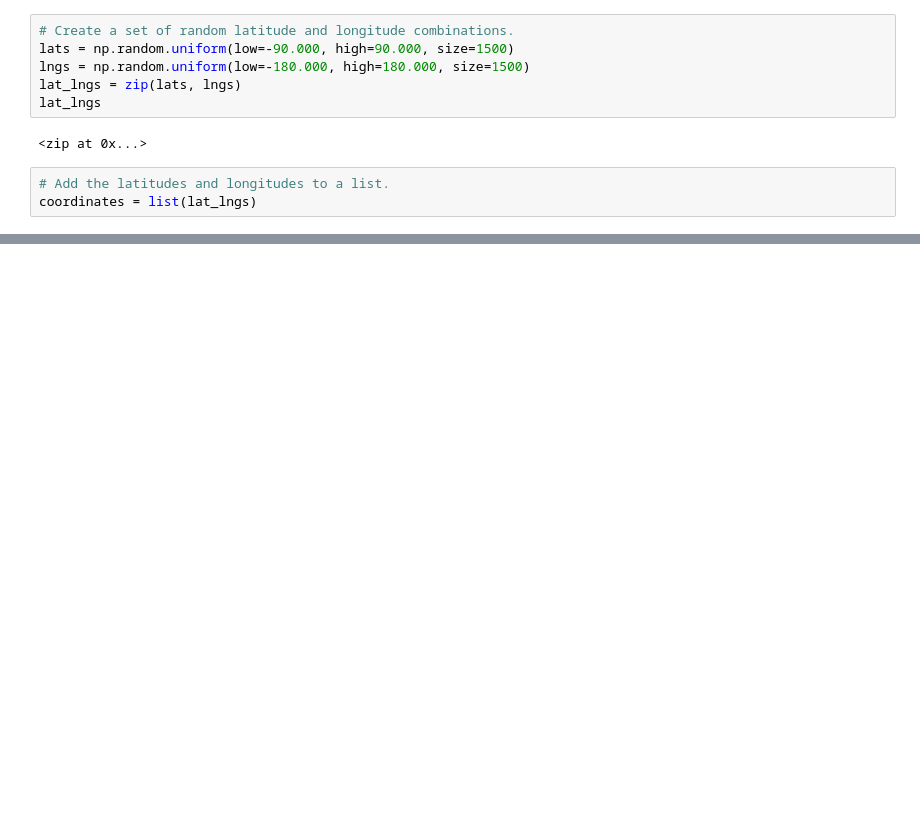
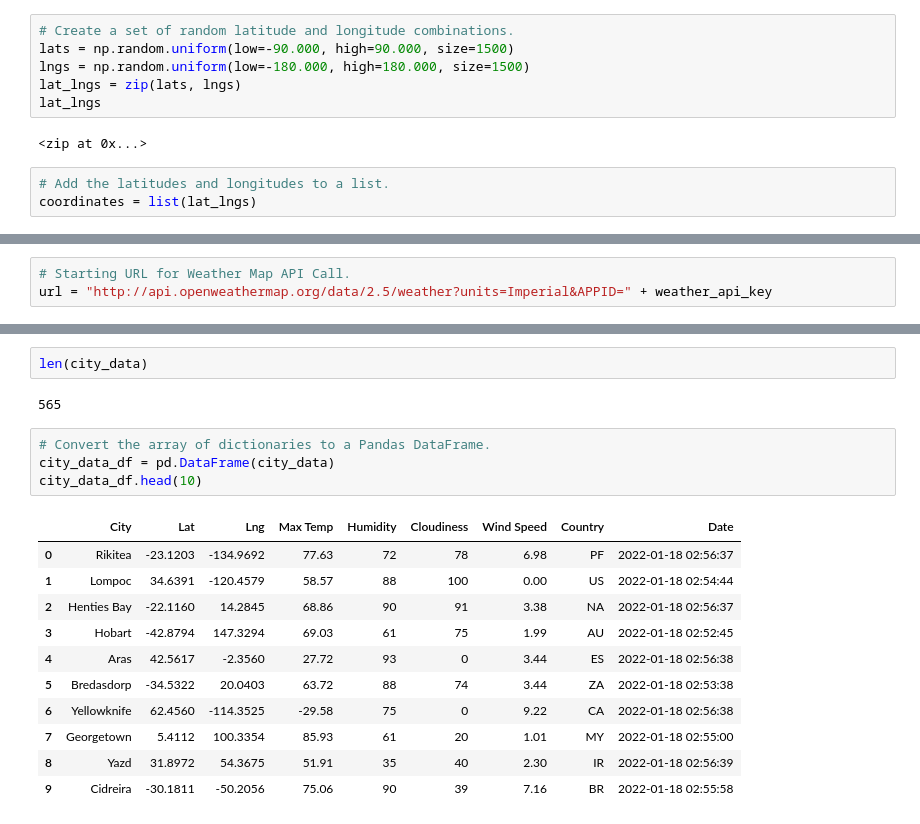
Before and after one commit to Copperminer02/World_Weather_Analysis, a Jupyter notebook: WeatherPy.ipynb, the cells around one changed output, grey strips where cells are left out. Drawn from its saved outputs; the diff is of its cells as text; blank space fills up the shorter version.

Commit message:
updated git ignore and added weather data

```diff
--- a/WeatherPy.ipynb
+++ b/WeatherPy.ipynb
@@ -31,0 +40,3 @@ len(cities)
+# %%
+# Starting URL for Weather Map API Call.
+url = "http://api.openweathermap.org/data/2.5/weather?units=Imperial&APPID=" + weather_api_key
@@ -31,0 +123,20 @@ len(cities)
+# %%
+len(city_data)
+# %% [output]
+565
+# %%
+# Convert the array of dictionaries to a Pandas DataFrame.
+city_data_df = pd.DataFrame(city_data)
+city_data_df.head(10)
+# %% [output]
+|  | City | Lat | Lng | Max Temp | Humidity | Cloudiness | Wind Speed | Country | Date |
+| 0 | Rikitea | -23.1203 | -134.9692 | 77.63 | 72 | 78 | 6.98 | PF | 2022-01-18 02:56:37 |
+| 1 | Lompoc | 34.6391 | -120.4579 | 58.57 | 88 | 100 | 0.00 | US | 2022-01-18 02:54:44 |
+| 2 | Henties Bay | -22.1160 | 14.2845 | 68.86 | 90 | 91 | 3.38 | NA | 2022-01-18 02:56:37 |
+| 3 | Hobart | -42.8794 | 147.3294 | 69.03 | 61 | 75 | 1.99 | AU | 2022-01-18 02:52:45 |
+| 4 | Aras | 42.5617 | -2.3560 | 27.72 | 93 | 0 | 3.44 | ES | 2022-01-18 02:56:38 |
+| 5 | Bredasdorp | -34.5322 | 20.0403 | 63.72 | 88 | 74 | 3.44 | ZA | 2022-01-18 02:53:38 |
+| 6 | Yellowknife | 62.4560 | -114.3525 | -29.58 | 75 | 0 | 9.22 | CA | 2022-01-18 02:56:38 |
+| 7 | Georgetown | 5.4112 | 100.3354 | 85.93 | 61 | 20 | 1.01 | MY | 2022-01-18 02:55:00 |
+| 8 | Yazd | 31.8972 | 54.3675 | 51.91 | 35 | 40 | 2.30 | IR | 2022-01-18 02:56:39 |
+| 9 | Cidreira | -30.1811 | -50.2056 | 75.06 | 90 | 39 | 7.16 | BR | 2022-01-18 02:55:58 |
```
Also changed, not shown: parts of 6 cells of this notebook, 2 other files.
